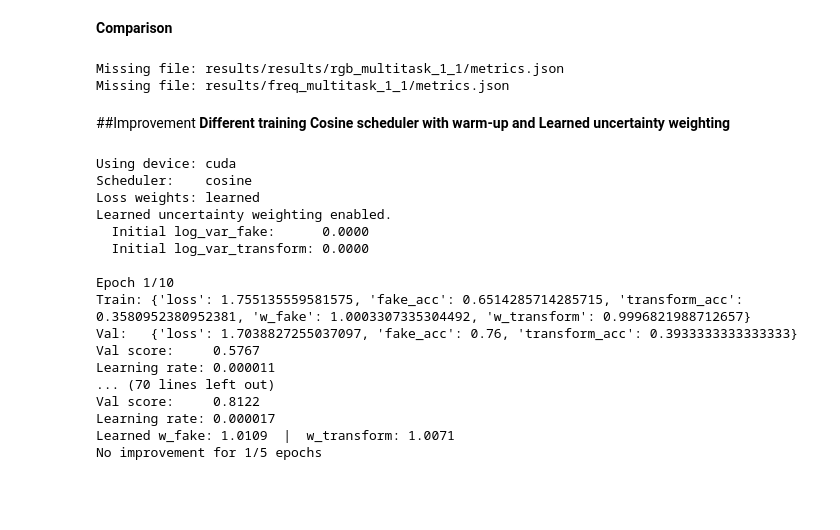
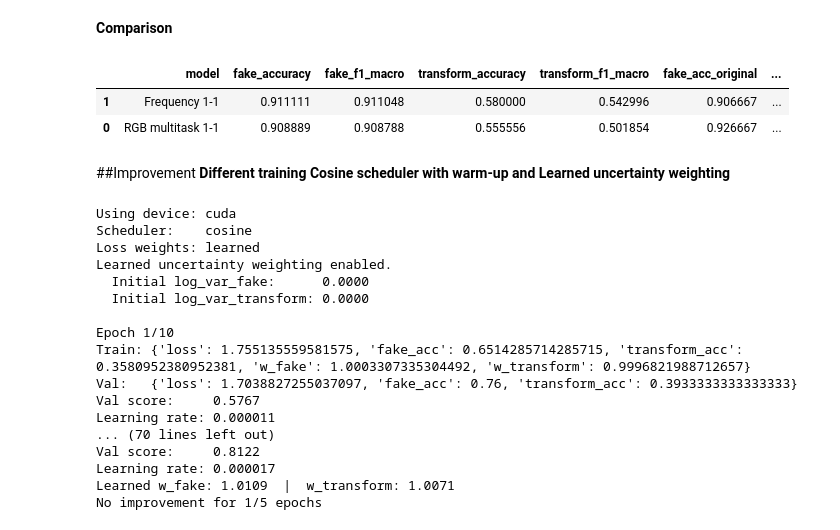
Before and after one commit to Alessandro-json/AI_PostProcessing_Detection, a Jupyter notebook: notebook.ipynb, the cells around one changed output. Saved outputs shown, nothing was run; the diff lists cells and outputs as text; code cells hidden in the pictures; blank space fills up the shorter version.

Commit message:
Fix Comparison

```diff
--- a/notebook.ipynb
+++ b/notebook.ipynb
@@ -1216,35 +1222,41 @@ Transformation confusion matrix
 **Comparison**
 # %%
 results = {
-"RGB multitask 1-1":"results/results/rgb_multitask_1_1/metrics.json",
+"RGB multitask 1-1":"results/rgb_multitask_1_1/metrics.json",
 "Frequency 1-1":"results/freq_multitask_1_1/metrics.json",
 }
 
 rows = []
 
 for model_name, metrics_path in results.items():
     metrics_path = Path(metrics_path)
 
     if not metrics_path.exists():
         print(f"Missing file: {metrics_path}")
         continue
 
     with open(metrics_path, "r") as f:
         metrics = json.load(f)
 
     rows.append({
         "model": model_name,
         "fake_accuracy": metrics.get("fake_accuracy"),
         "fake_f1_macro": metrics.get("fake_f1_macro"),
         "transform_accuracy": metrics.get("transform_accuracy"),
         "transform_f1_macro": metrics.get("transform_f1_macro"),
         "fake_acc_original": metrics.get("fake_accuracy_by_transform", {}).get("original"),
         "fake_acc_transfer": metrics.get("fake_accuracy_by_transform", {}).get("transfer"),
         "fake_acc_redigital": metrics.get("fake_accuracy_by_transform", {}).get("redigital"),
     })
+comparison_df = pd.DataFrame(rows)
+comparison_df.sort_values(
+    by=["fake_accuracy", "transform_accuracy"],
+    ascending=False
+)
 # %% [output]
-Missing file: results/results/rgb_multitask_1_1/metrics.json
-Missing file: results/freq_multitask_1_1/metrics.json
+|  | model | fake_accuracy | fake_f1_macro | transform_accuracy | transform_f1_macro | fake_acc_original | ... |
+| 1 | Frequency 1-1 | 0.911111 | 0.911048 | 0.580000 | 0.542996 | 0.906667 | ... |
+| 0 | RGB multitask 1-1 | 0.908889 | 0.908788 | 0.555556 | 0.501854 | 0.926667 | ... |
 # %% [markdown]
 ##Improvement
 **Different training Cosine scheduler with warm-up and Learned uncertainty weighting**
```
Also changed, not shown: parts of 10 cells of this notebook.
